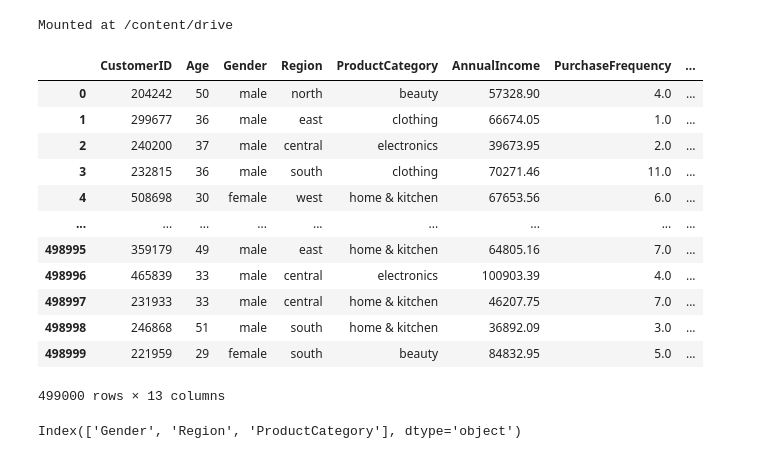
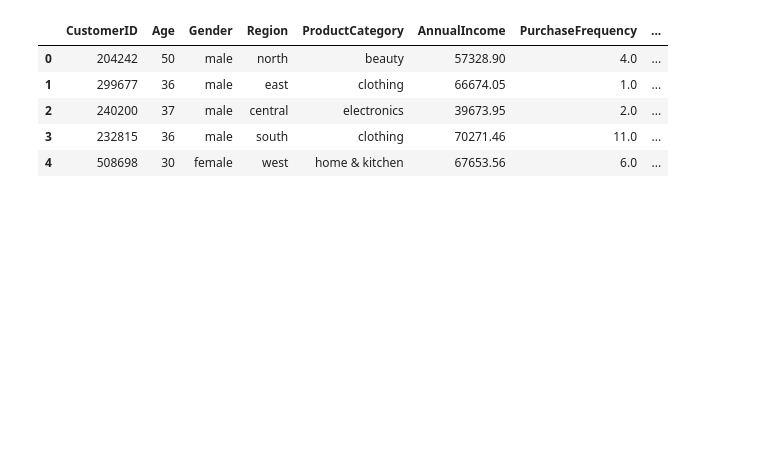
Before and after one commit to katiyardivyanshu08-bit/Retail_Pulse_Project_, a Jupyter notebook: 3_Retail_Model_Reg.ipynb, the cells around one changed output. Drawn from its saved outputs; the diff is of its cells as text; code cells hidden in the pictures; blank space fills up the shorter version.

Commit message:
Lr Model

```diff
--- a/3_Retail_Model_Reg.ipynb
+++ b/3_Retail_Model_Reg.ipynb
@@ -5,30 +7,27 @@ import numpy as np
 import warnings
 warnings.filterwarnings('ignore')
 # Getting access
-from google.colab import drive
-drive.mount('/content/drive')
+# from google.colab import drive
+# drive.mount('/content/drive')
 # Sklearn
+from sklearn.model_selection import KFold, cross_validate
 from sklearn.model_selection import train_test_split
-from sklearn.preprocessing import StandardScaler
+from sklearn.compose import ColumnTransformer
+from sklearn.pipeline import Pipeline
+from sklearn.impute import SimpleImputer
+from sklearn.preprocessing import PowerTransformer, StandardScaler, OneHotEncoder
+from sklearn.decomposition import PCA
 from sklearn.linear_model import LinearRegression
-from sklearn.metrics import mean_squared_error, r2_score
+from sklearn.metrics import r2_score, mean_squared_error
-# %% [output]
-Mounted at /content/drive
-# %%
-df=pd.read_csv("/content/drive/MyDrive/Retail_Pulse_Project/1_Data/After_clean_retailpulse.csv")
-df
-# %% [output]
-|  | CustomerID | Age | Gender | Region | ProductCategory | AnnualIncome | PurchaseFrequency | ... |
-| 0 | 204242 | 50 | male | north | beauty | 57328.90 | 4.0 | ... |
-| 1 | 299677 | 36 | male | east | clothing | 66674.05 | 1.0 | ... |
-| 2 | 240200 | 37 | male | central | electronics | 39673.95 | 2.0 | ... |
-| 3 | 232815 | 36 | male | south | clothing | 70271.46 | 11.0 | ... |
-| 4 | 508698 | 30 | female | west | home & kitchen | 67653.56 | 6.0 | ... |
-| ... | ... | ... | ... | ... | ... | ... | ... | ... |
-| 498995 | 359179 | 49 | male | east | home & kitchen | 64805.16 | 7.0 | ... |
-| 498996 | 465839 | 33 | male | central | electronics | 100903.39 | 4.0 | ... |
-| 498997 | 231933 | 33 | male | central | home & kitchen | 46207.75 | 7.0 | ... |
-| 498998 | 246868 | 51 | male | south | home & kitchen | 36892.09 | 3.0 | ... |
-| 498999 | 221959 | 29 | female | south | beauty | 84832.95 | 5.0 | ... |
-499000 rows × 13 columns
+# %%
+url = "https://raw.githubusercontent.com/katiyardivyanshu08-bit/Retail_Pulse_Project_/main/Data/Main_Clean.csv"
+df = pd.read_csv(url)
+df.head()
+# %% [output]
+|  | CustomerID | Age | Gender | Region | ProductCategory | AnnualIncome | PurchaseFrequency | ... |
+| 0 | 204242 | 50 | male | north | beauty | 57328.90 | 4.0 | ... |
+| 1 | 299677 | 36 | male | east | clothing | 66674.05 | 1.0 | ... |
+| 2 | 240200 | 37 | male | central | electronics | 39673.95 | 2.0 | ... |
+| 3 | 232815 | 36 | male | south | clothing | 70271.46 | 11.0 | ... |
+| 4 | 508698 | 30 | female | west | home & kitchen | 67653.56 | 6.0 | ... |
 # %%
@@ -36,7 +43 @@ X = df.drop(["AnnualPurchaseAmount", "CustomerID", "CustomerSegment"],axis=1)
 y = df["AnnualPurchaseAmount"]
-# %%
-num=X.select_dtypes(include="number").columns
-cat=X.select_dtypes(include="object").columns
-cat # data leakage (Not use CustomerSegment)
-# %% [output]
-Index(['Gender', 'Region', 'ProductCategory'], dtype='object')
```
Also changed, not shown: parts of 27 cells of this notebook.
